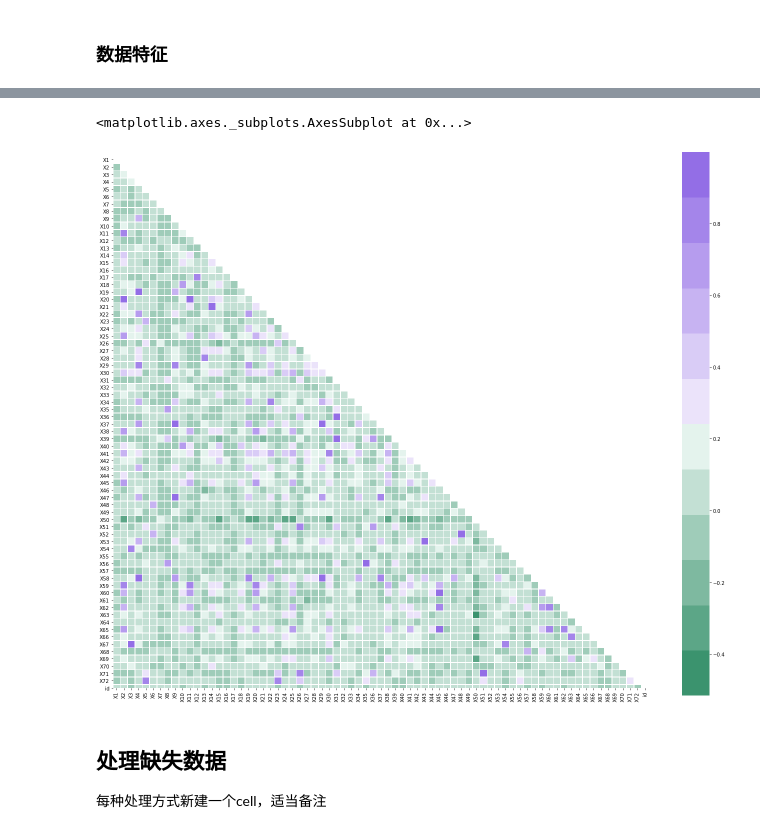
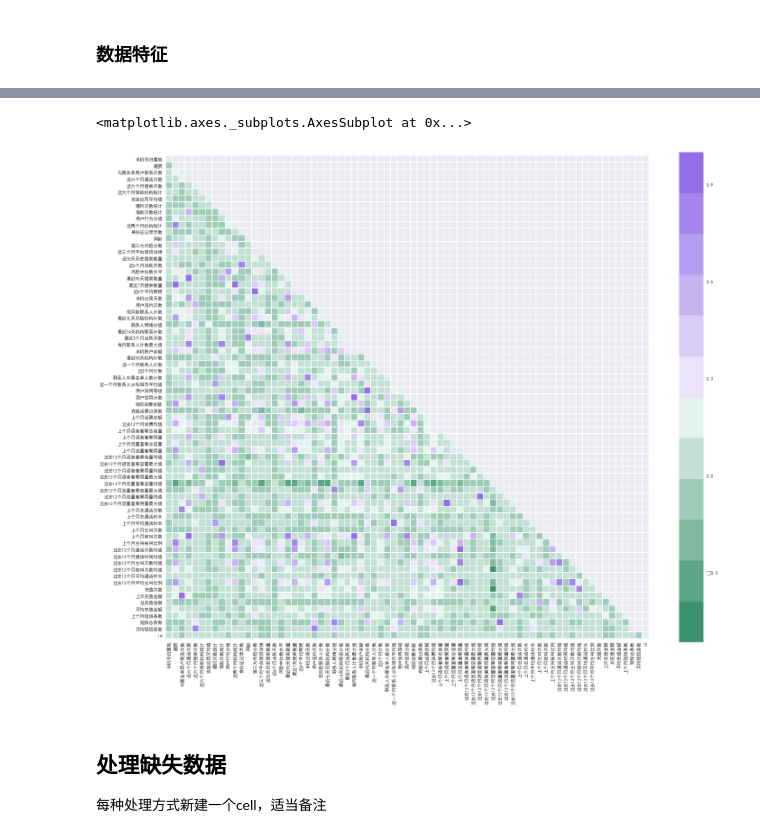
Before and after one commit to FUTURETECH6/FT_HW, a Jupyter notebook: Day2/Exp2_陈希尧_3012.ipynb, the cells around one changed output, grey strips where cells are left out. Drawn from its saved outputs; the diff is of its cells as text; code cells hidden in the pictures.

```diff
--- a/Day2/Exp2_陈希尧_3012.ipynb
+++ b/Day2/Exp2_陈希尧_3012.ipynb
@@ -132,19 +152,20 @@ data.corr()
 # %%
 # from matplotlib.font_manager import FontProperties
 # myfont=FontProperties(fname=r'./SimSun.ttf')
-# sns.set(font=myfont.get_family())
-# corr_map = data.corr()
+# myfont=FontProperties(fname=r'C:\Windows\Fonts\simsun.ttc')
+sns.set(font='SimHei') # 仅在Windows下运行有效...
+corr_map = data.corr()
 
 # 英文macOS下中文字体包缺失，seaborn也不能改外部字体包，索性用原数据
-corr_map = pd.read_csv(test_file).corr()
+# corr_map = pd.read_csv(test_file).corr()
 
 f, ax = plt.subplots(figsize=(24, 20))
 mask = np.triu(np.ones_like(corr_map, dtype=np.bool))
 cmap = sns.diverging_palette(150, 275, s=80, l=55, n=12)
 sns.heatmap(corr_map, mask=mask, cmap=cmap, square=True, linewidths=.5, ax=ax)
 # %% [output]
 <matplotlib.axes._subplots.AxesSubplot at 0x...>
-[figure, old version]
+[figure, new version]
 # %% [markdown]
 ## 处理缺失数据
 每种处理方式新建一个cell，适当备注
```
Also changed, not shown: parts of 16 cells of this notebook, 2 other files.
